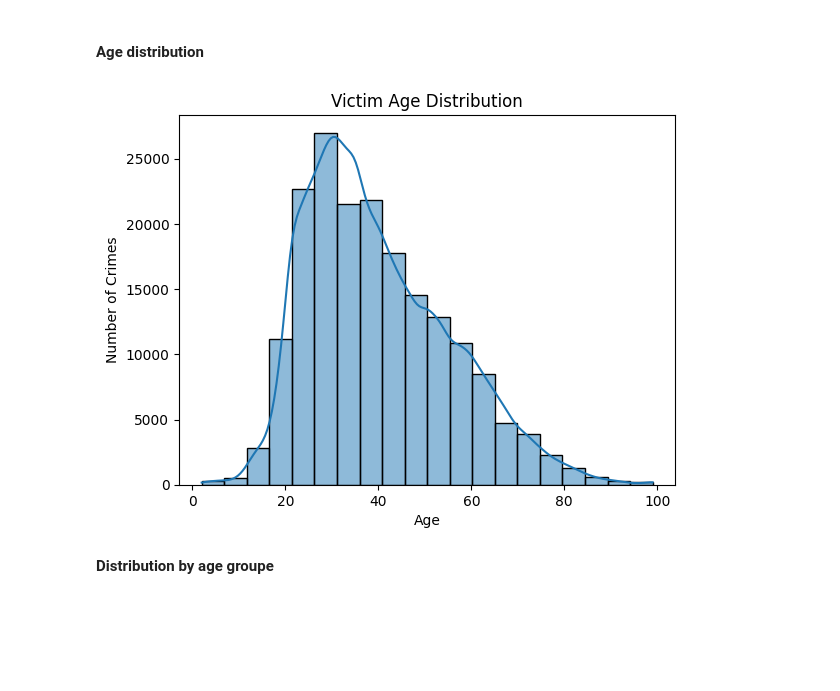
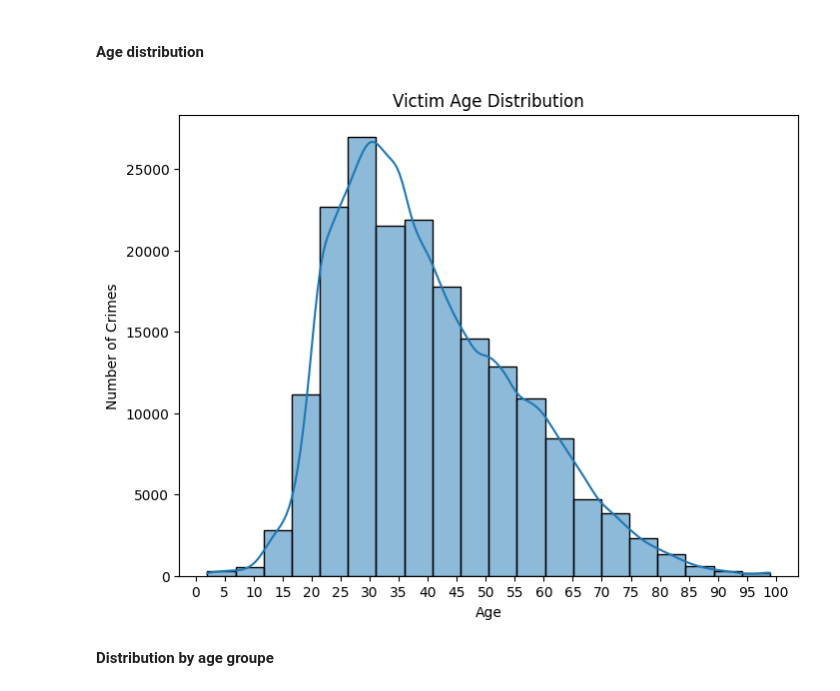
Before and after one commit to Cyber-Trinity/Data-Analysis, a Jupyter notebook: Crime in Los Angeles/notebook.ipynb, the cells around one changed output. Drawn from its saved outputs; the diff is of its cells as text; code cells hidden in the pictures; blank space fills up the shorter version.

```diff
--- a/Crime in Los Angeles/notebook.ipynb
+++ b/Crime in Los Angeles/notebook.ipynb
@@ -659,13 +808,22 @@ plt.show()
 # %% [markdown]
 #### Age distribution
 # %%
+# Plot
+plt.figure(figsize=(8, 6))
 sns.histplot(crimes['Vict Age'], bins=20, kde=True)
+
+# Set x-axis ticks
+plt.xticks(range(0, 105,5))
+
+# Add labels and title
 plt.xlabel("Age")
 plt.ylabel("Number of Crimes")
 plt.title("Victim Age Distribution")
+
+# Show the plot
 plt.show()
 # %% [output]
-[figure, old version]
+[figure, new version]
 # %% [markdown]
 **Distribution by age groupe**
 # %%
```
Also changed, not shown: parts of 40 cells of this notebook, 3 other files.
